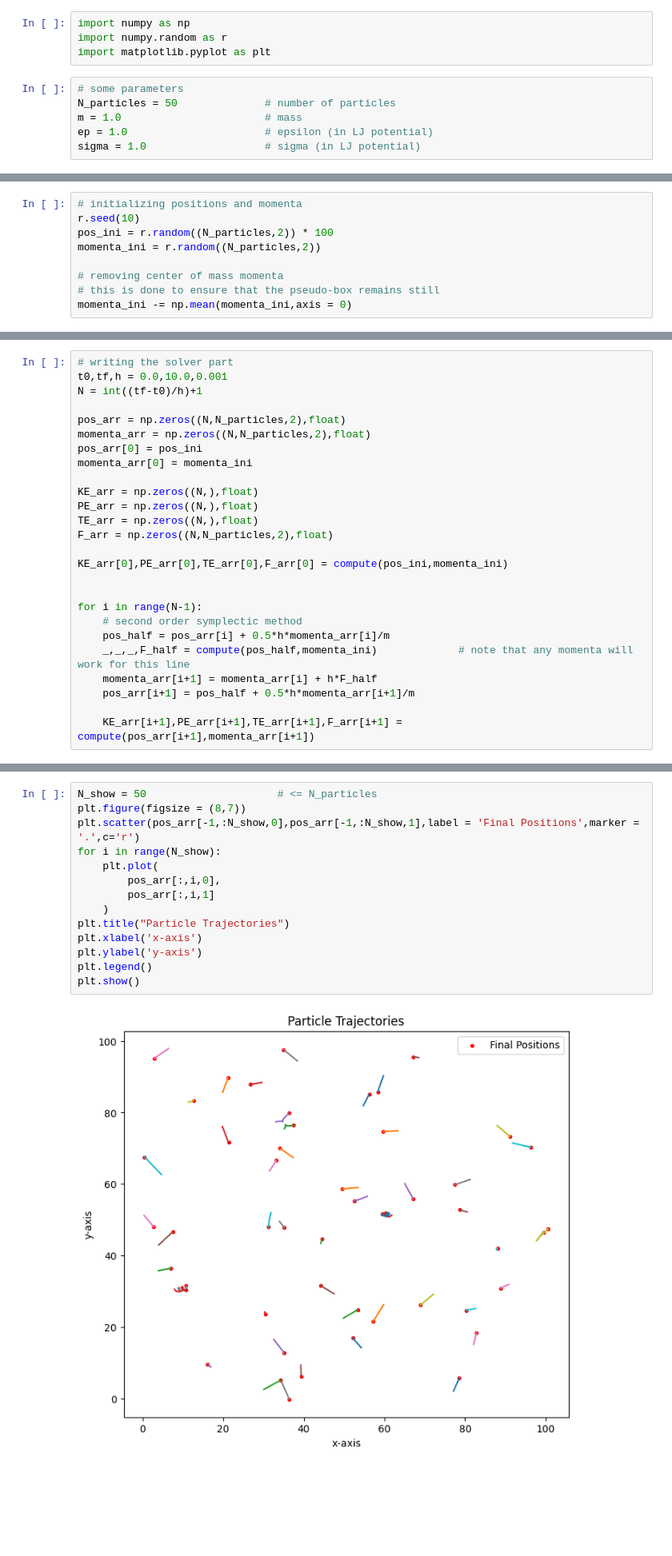
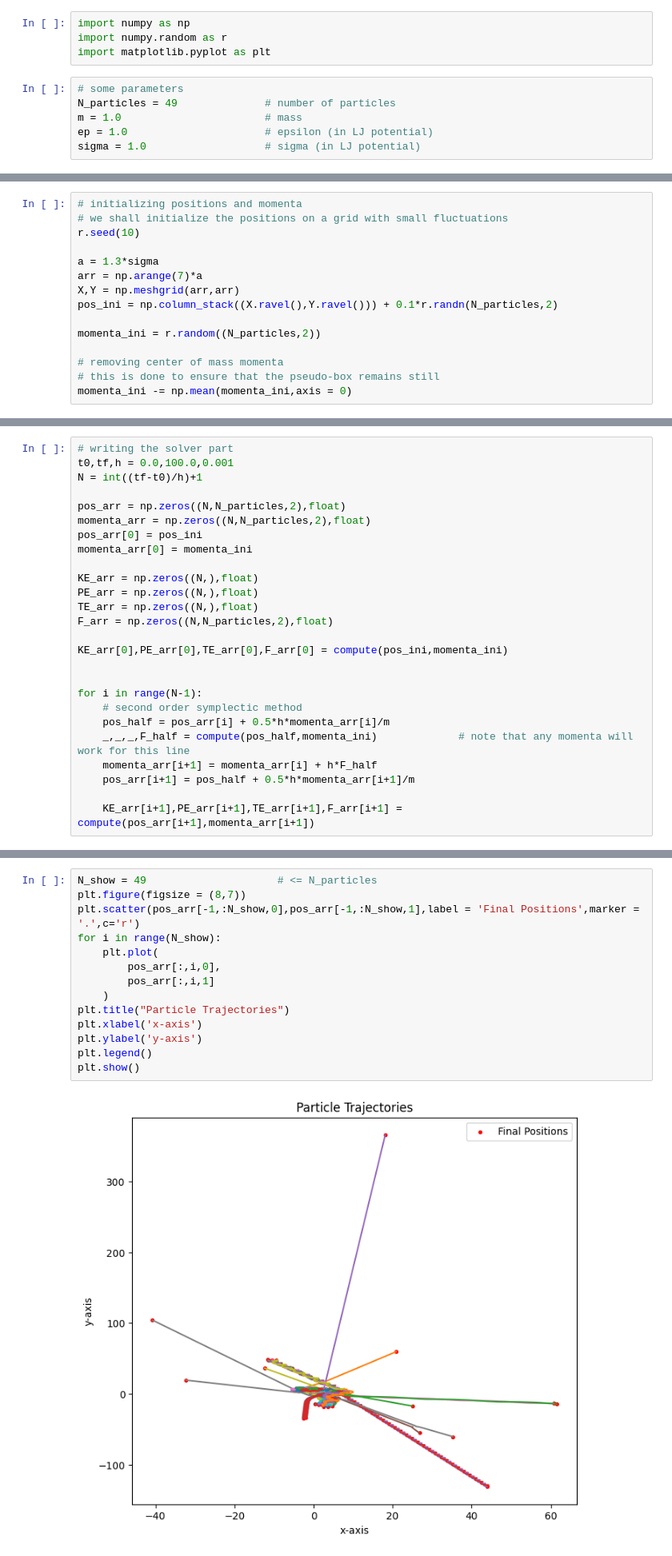
Before and after one commit to ChandraAnunay/PINN, a Jupyter notebook: Molecular Dynamics/1_Lennard_Jones_MD_sim.ipynb, the cells around one changed output, grey strips where cells are left out. Shown at 80% size. Drawn from its saved outputs; the diff is of its cells as text; blank space fills up the shorter version.

```diff
--- a/Molecular Dynamics/1_Lennard_Jones_MD_sim.ipynb
+++ b/Molecular Dynamics/1_Lennard_Jones_MD_sim.ipynb
@@ -9,7 +15,7 @@ import numpy.random as r
 import matplotlib.pyplot as plt
 # %%
 # some parameters
-N_particles = 50              # number of particles
+N_particles = 49              # number of particles
 m = 1.0                       # mass
 ep = 1.0                      # epsilon (in LJ potential)
 sigma = 1.0                   # sigma (in LJ potential)
@@ -35,8 +41,14 @@ def compute(pos,momenta):
     return K,U,U+K, F_arr
 # %%
 # initializing positions and momenta
+# we shall initialize the positions on a grid with small fluctuations
 r.seed(10)
-pos_ini = r.random((N_particles,2)) * 100
+
+a = 1.3*sigma
+arr = np.arange(7)*a
+X,Y = np.meshgrid(arr,arr)
+pos_ini = np.column_stack((X.ravel(),Y.ravel())) + 0.1*r.randn(N_particles,2)
+
 momenta_ini = r.random((N_particles,2))
 
 # removing center of mass momenta
@@ -50,7 +68,7 @@ $$ p_{n+1} = p_n - hU_q(q_{n+1/2}) $$
 $$ q_{n+1} = q_{n+1/2} + \dfrac{h}{2}T_p(p_{n+1}) $$
 # %%
 # writing the solver part
-t0,tf,h = 0.0,10.0,0.001
+t0,tf,h = 0.0,100.0,0.001
 N = int((tf-t0)/h)+1
 
 pos_arr = np.zeros((N,N_particles,2),float)
@@ -105,16 +123,16 @@ plt.show()
 # %%
-N_show = 50                     # <= N_particles
+N_show = 49                     # <= N_particles
 plt.figure(figsize = (8,7))
 plt.scatter(pos_arr[-1,:N_show,0],pos_arr[-1,:N_show,1],label = 'Final Positions',marker = '.',c='r')
 for i in range(N_show):
     plt.plot(
         pos_arr[:,i,0],
         pos_arr[:,i,1]
     )
 plt.title("Particle Trajectories")
 plt.xlabel('x-axis')
 plt.ylabel('y-axis')
 plt.legend()
 plt.show()
 # %% [output]
-[figure, old version]
+[figure, new version]
```
Also changed, not shown: parts of 5 cells of this notebook.
